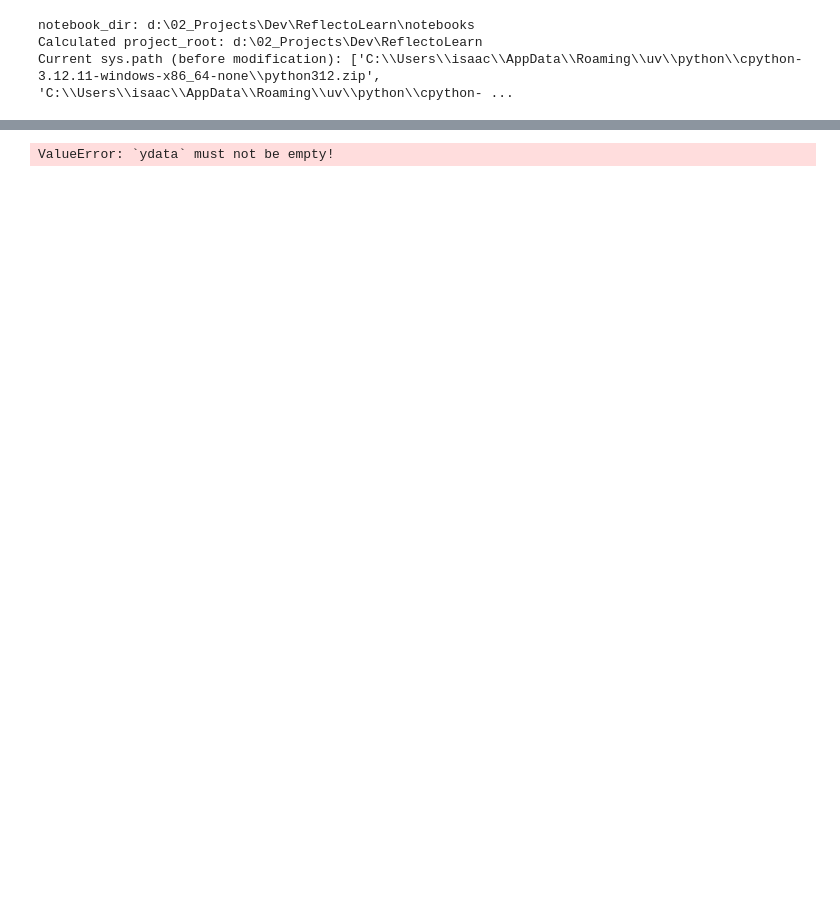
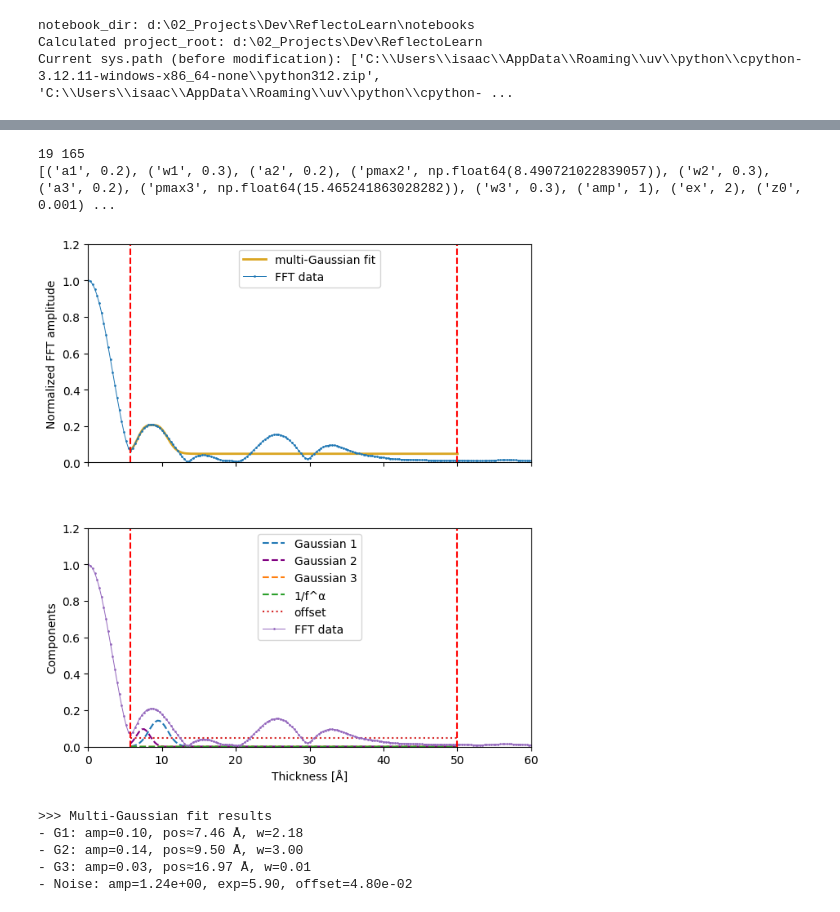
Before and after one commit to SJB7777/ReflectoLearn, a Jupyter notebook: notebooks/fitting.ipynb, the cells around one changed output, grey strips where cells are left out. Cells and saved outputs as stored; diff of their text form; code cells hidden in the pictures; blank space fills up the shorter version.

Commit message:
choose init value by peak

```diff
--- a/notebooks/fitting.ipynb
+++ b/notebooks/fitting.ipynb
@@ -120,50 +119,63 @@ Estimated critical q: 0.6212
 # %%
+print(under_bound_index, upper_bound_index)
+
 # fitting range
 # mask = (x_fft < x_upper_bound) & (x_fft > under_bound_index)
 x_fit, y_fit = x_fft[under_bound_index: upper_bound_index + 1], y_fft_norm[under_bound_index: upper_bound_index + 1]
 
-p0 = [0.2, 0.3, 0.2, 7, 0.3, 0.2, 13, 0.3, 1, 2, 0.001]
+params: list[str]= ["a1", "w1", "a2", "pmax2", "w2", "a3", "pmax3", "w3", "amp", "ex", "z0"]
+pmax2: float = x_fft[idx_local_max][1]
+pmax3: float = x_fft[idx_local_max][2]
+p0: list[float] = [0.2, 0.3, 0.2, pmax2, 0.3, 0.2, pmax3, 0.3, 1, 2, 0.001]
+print(list(zip(params, p0, strict=True)))
 popt, pcov = multi_gaussian_fitting(x_fit, y_fit, p0)
 
 # ----------------------- Plot -----------------------
 fig, ax = plt.subplots(2, 1, sharex=True, figsize=(7, 8))
 
 # (상단: 전체 fit vs 데이터)
 ax[0].plot(x_fit, func_gauss3_with_noise(x_fit, *popt), "-", color="goldenrod", lw=2, label="multi-Gaussian fit")
-ax[0].plot(x_fit, y_fit, "o-", ms=1, lw=0.7, color="dimgrey", label="FFT data")
-# ax[0].axvline(x=x_fit[under_bound_index], color='r', linestyle='--')
-# ax[0].axvline(x=x_upper_bound, color='r', linestyle='--')
+ax[0].plot(x_fft, y_fft_norm, "o-", ms=1, lw=0.7, label="FFT data")
+ax[0].axvline(x=x_under_bound, color='r', linestyle='--')
+ax[0].axvline(x=x_upper_bound, color='r', linestyle='--')
 ax[0].set_ylabel("Normalized FFT amplitude")
 ax[0].legend()
 
 # (하단: component 분리 보기)
-ax[1].plot(x_fit, func_gauss(x_fit, *popt[2:5]), "--", color="darkblue", label="Gaussian 1")
+ax[1].plot(x_fit, func_gauss(x_fit, *popt[2:5]), "--", label="Gaussian 1")
 ax[1].plot(x_fit, func_gauss(x_fit, popt[0], popt[6] - popt[3], popt[1]), "--", color="purple", label="Gaussian 2")
-ax[1].plot(x_fit, func_gauss(x_fit, *popt[5:8]), "--", color="teal", label="Gaussian 3")
-ax[1].plot(x_fit, func_noise(x_fit, *popt[8:10]), "--", color="chocolate", label="1/f^α")
-ax[1].plot(x_fit, np.ones_like(x_fit)*popt[10], ":", color="black", label="offset")
-ax[1].plot(x_fit, y_fit, "o-", ms=1, lw=0.7, color="dimgrey", label="FFT data")
-# ax[1].axvline(x=x_fit[under_bound_index], color='r', linestyle='--')
-# ax[1].axvline(x=x_upper_bound, color='r', linestyle='--')
+ax[1].plot(x_fit, func_gauss(x_fit, *popt[5:8]), "--", label="Gaussian 3")
+ax[1].plot(x_fit, func_noise(x_fit, *popt[8:10]), "--", label="1/f^α")
+ax[1].plot(x_fit, np.ones_like(x_fit)*popt[10], ":", label="offset")
+ax[1].plot(x_fft, y_fft_norm, "o-", ms=1, lw=0.7, label="FFT data")
+ax[1].axvline(x=x_under_bound, color='r', linestyle='--')
+ax[1].axvline(x=x_upper_bound, color='r', linestyle='--')
 
 ax[1].set_xlabel("Thickness [Å]")
 ax[1].set_ylabel("Components")
 ax[1].legend()
 
 ax[0].set_xlim(0, x_upper_bound*1.2)
 ax[1].set_xlim(0, x_upper_bound*1.2)
 ax[0].set_ylim(0, 1.2)
 ax[1].set_ylim(0, 1.2)
 # ax[0].set_yscale('log')
 # ax[1].set_yscale('log')
 fig.subplots_adjust(hspace=0.3)
 plt.show()
 
 # ----------------------- Report -----------------------
 print(">>> Multi-Gaussian fit results")
 print(f"- G1: amp={popt[0]:.2f}, pos≈{popt[6]-popt[3]:.2f} Å, w={popt[1]:.2f}")
 print(f"- G2: amp={popt[2]:.2f}, pos≈{popt[3]:.2f} Å, w={popt[4]:.2f}")
 print(f"- G3: amp={popt[5]:.2f}, pos≈{popt[6]:.2f} Å, w={popt[7]:.2f}")
 print(f"- Noise: amp={popt[8]:.2e}, exp={popt[9]:.2f}, offset={popt[10]:.2e}")
 # %% [output]
-ValueError: `ydata` must not be empty!
+19 165
+[('a1', 0.2), ('w1', 0.3), ('a2', 0.2), ('pmax2', np.float64(8.490721022839057)), ('w2', 0.3), ('a3', 0.2), ('pmax3', np.float64(15.465241863028282)), ('w3', 0.3), ('amp', 1), ('ex', 2), ('z0', 0.001) ...
+[figure, added]
+>>> Multi-Gaussian fit results
+- G1: amp=0.10, pos≈7.46 Å, w=2.18
+- G2: amp=0.14, pos≈9.50 Å, w=3.00
+- G3: amp=0.03, pos≈16.97 Å, w=0.01
+- Noise: amp=1.24e+00, exp=5.90, offset=4.80e-02
```
Also changed, not shown: parts of 3 cells of this notebook, 1 other file.
